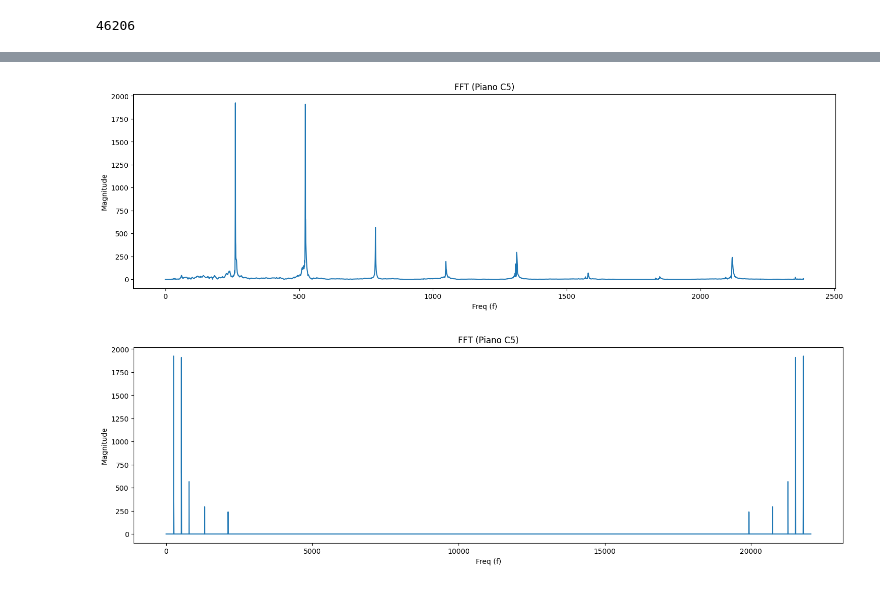
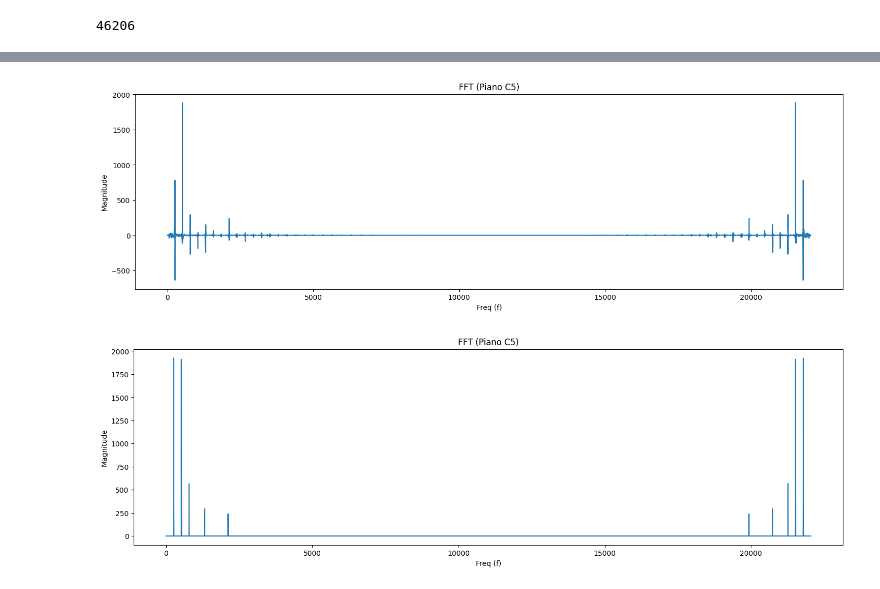
Before and after one commit to jyooDev/fourier_analysis, a Jupyter notebook: capstone/piano.ipynb, the cells around one changed output, grey strips where cells are left out. Saved outputs shown, nothing was run; the diff lists cells and outputs as text; code cells hidden in the pictures.

```diff
--- a/capstone/piano.ipynb
+++ b/capstone/piano.ipynb
@@ -40,14 +67,14 @@ np.float32(0.10248583)
 # %%
 # Plot freq domain graph
 freq = np.linspace(0, sr, len(ms_piano_c5_fft)) #[start, stop] num evenly spaced
 plt.figure(figsize=(18,5))
-plt.plot(freq, ms_piano_c5_fft)
+plt.plot(freq, piano_c5_fft)
 plt.xlabel('Freq (f)')
 plt.ylabel('Magnitude')
 plt.title('FFT (Piano C5)')
 plt.show()
 # %% [output]
-[figure, old version]
+[figure, new version]
 # %%
 threshold = 200
 ms_piano_c5_fft_filtered = np.where(ms_piano_c5_fft < threshold, 0, ms_piano_c5_fft)
```
Also changed, not shown: parts of 6 cells of this notebook.
